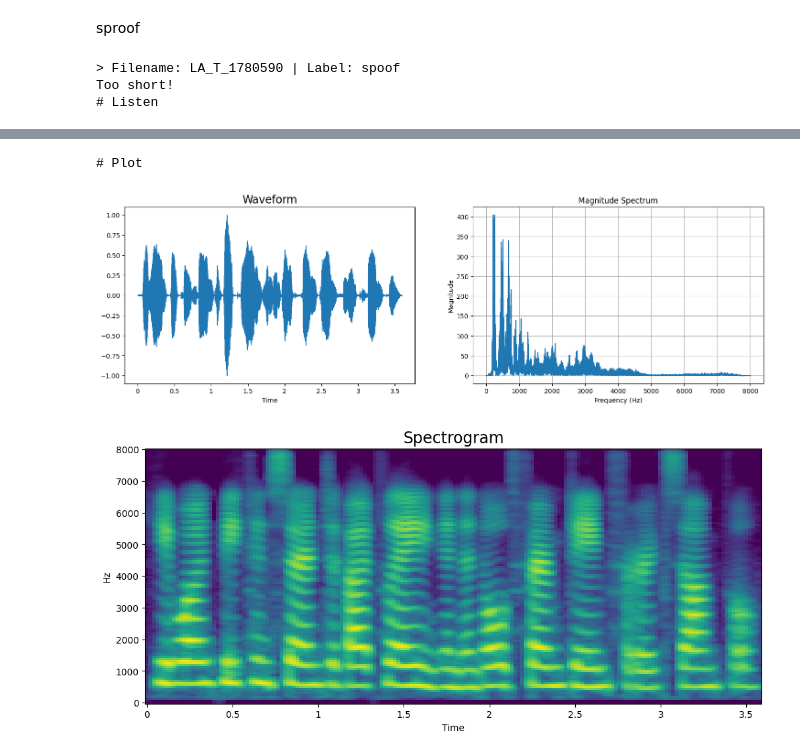
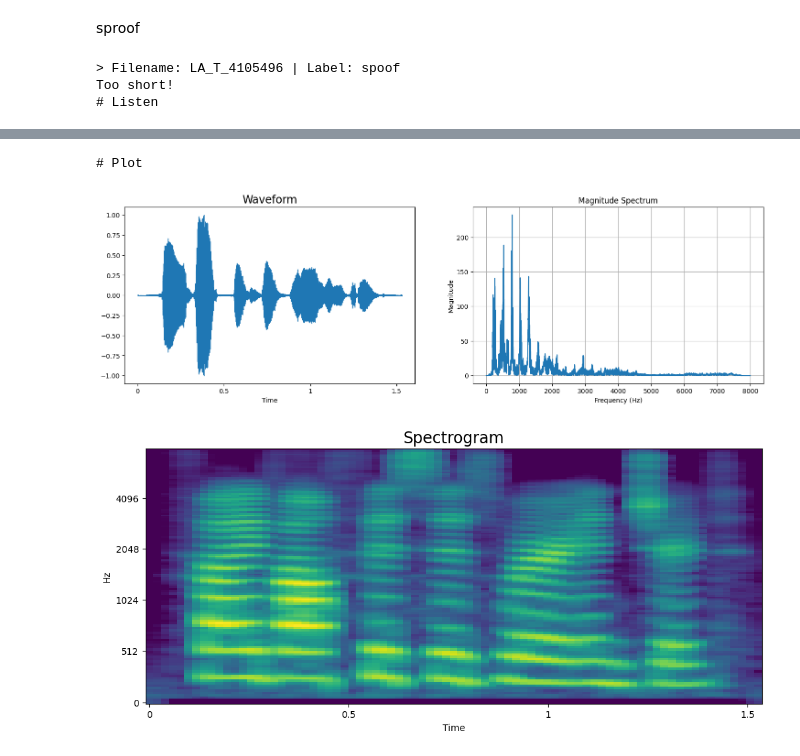
Before and after one commit to AnnTaiwan/Graduate-Project, a Jupyter notebook: src/version2/create_info_dataframe_observe_audio.ipynb, the cells around one changed output, grey strips where cells are left out. Cells and saved outputs as stored; diff of their text form; code cells hidden in the pictures.

```diff
--- a/src/version2/create_info_dataframe_observe_audio.ipynb
+++ b/src/version2/create_info_dataframe_observe_audio.ipynb
@@ -12,7 +12,8 @@ BASE_PATH = 'D:/graduate_project/src/asvpoof-2019-dataset/LA/LA'
 1. 得到LA Train info，並存成train_info.csv
 # %%
 # get the LA Train information
-if __name__ == "__main__":
+run_or_not = 0
+if run_or_not:
     train_df = pd.read_csv(f'{BASE_PATH}/ASVspoof2019_LA_cm_protocols/ASVspoof2019.LA.cm.train.trn.txt',
                         sep=" ", header=None)
 
@@ -132,3 +184,21 @@ def plot_all(audio): # 開始繪製時域圖、頻域圖、時頻譜
+# %%
+# 利用threshold濾掉能量過小的樣本
+def envelope(y, rate, threshold):
+    mask = []
+    y = pd.Series(y).apply(np.abs)
+    y_mean = y.rolling(window=int(rate/10),
+                       min_periods=1,
+                       center=True).mean()
+    for mean in y_mean:
+        if mean > threshold:
+            mask.append(True)
+        else:
+            mask.append(False)
+    return mask, y_mean
+
+# Min-Max正規化
+def normalize_audio(audio):
+    return (audio - np.min(audio)) / (np.max(audio) - np.min(audio))
 # %%
 AUDIO_LEN
 # %% [output]
@@ -182,17 +206,3 @@ Too short!
-# %%
-# 利用threshold濾掉能量過小的樣本
-def envelope(y, rate, threshold):
-    mask = []
-    y = pd.Series(y).apply(np.abs)
-    y_mean = y.rolling(window=int(rate/20),
-                       min_periods=1,
-                       center=True).max()
-    for mean in y_mean:
-        if mean > threshold:
-            mask.append(True)
-        else:
-            mask.append(False)
-    return mask, y_mean
 # %% [markdown]
 bonafide
 # %%
@@ -219,23 +230,23 @@ Too short!
 # %% [markdown]
 sproof
 # %%
-row = train_df[train_df.target==1].iloc[10]
+row = train_df[train_df.target==1].iloc[66]
 print(f'> Filename: {row.filename} | Label: {row.class_name}')
-audio, sr= load_audio(row.filepath, sr=None)
-mask, _ = envelope(audio, sr, threshold = 0.004)  # can adjust the threshold
+audio, sr= load_audio(row.filepath)
+mask, _ = envelope(audio, sr, threshold = 0.0005)  # can adjust the threshold
 audio = audio[mask]
 if len(audio) < AUDIO_LEN:
     print("Too short!")
 else:
     audio = audio[:AUDIO_LEN]
 
 # 開始繪製時域圖、頻域圖、時頻譜
 plot_all(audio)
 # %% [output]
-> Filename: LA_T_1780590 | Label: spoof
+> Filename: LA_T_4105496 | Label: spoof
 Too short!
 # Listen
 [interactive output not drawn]
 # Plot
-[figure, old version]
+[figure, new version]
-[figure, old version]
+[figure, new version]
```
Also changed, not shown: parts of 14 cells of this notebook, 6 other files.
